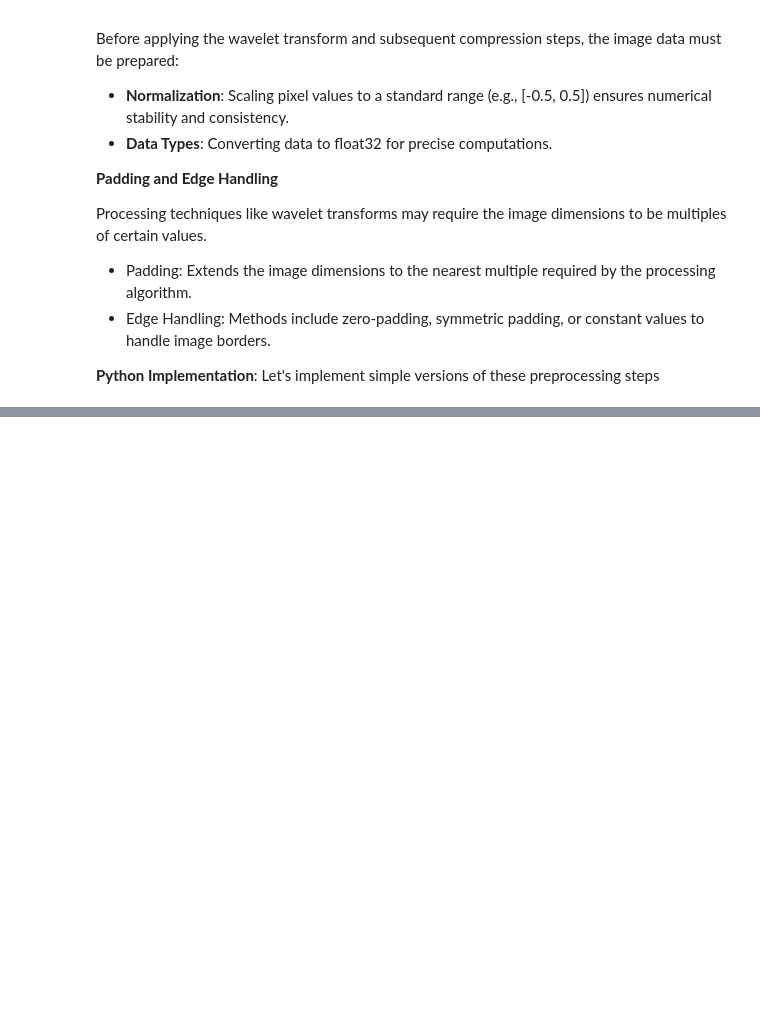
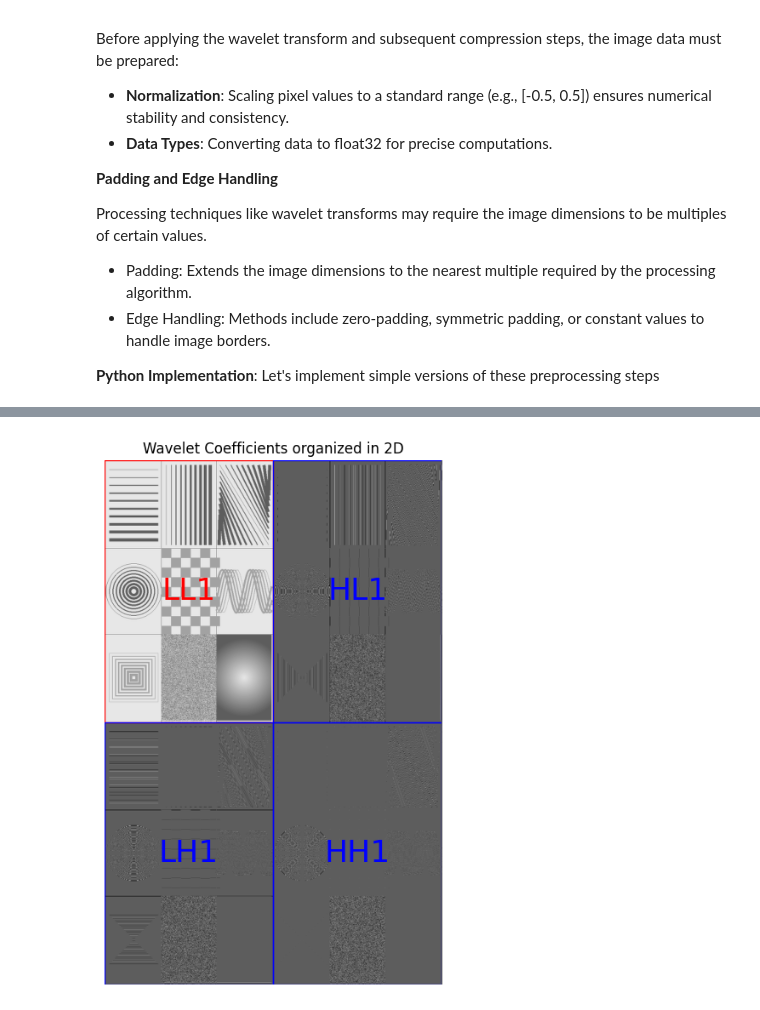
Before and after one commit to alisaaalehi/jpeg2000-mini, a Jupyter notebook: jpeg2000-tutorial.ipynb, the cells around one changed output, grey strips where cells are left out. Drawn from its saved outputs; the diff is of its cells as text; code cells hidden in the pictures; blank space fills up the shorter version.

```diff
--- a/jpeg2000-tutorial.ipynb
+++ b/jpeg2000-tutorial.ipynb
@@ -438,0 +548,4 @@ Padded Y Component | Shape: (520, 520), Range: [-0.50, -0.50]
+# %%
+visualize_coeffs_2D(coefficients, n_levels)
+# %% [output]
+[figure, added]
```
Also changed, not shown: parts of 6 cells of this notebook, 1 other file.
